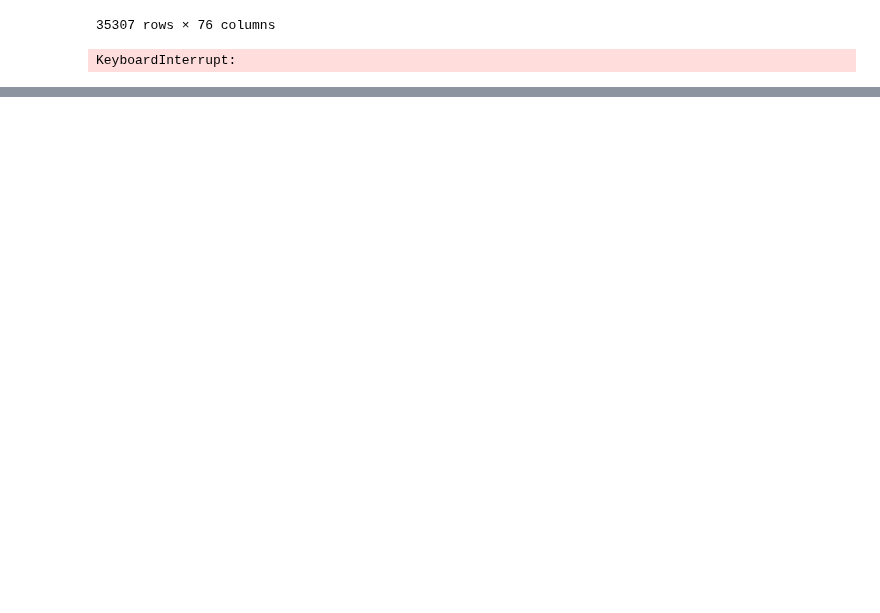
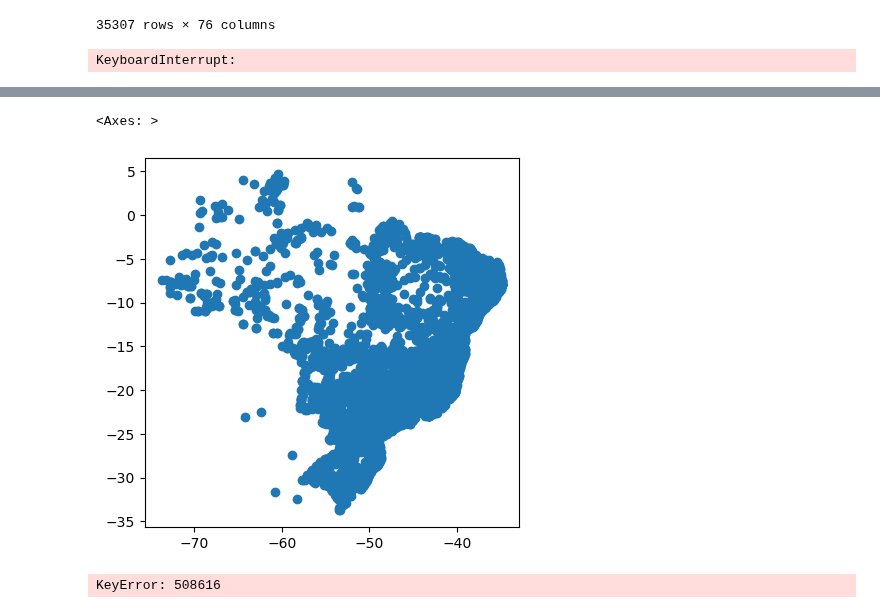
Before and after one commit to felixschulz385/Masterthesis, a Jupyter notebook: code/experiments/hydrology_stations.ipynb, the cells around one changed output, grey strips where cells are left out. Saved outputs shown, nothing was run; the diff lists cells and outputs as text; code cells hidden in the pictures; blank space fills up the shorter version.

```diff
--- a/code/experiments/hydrology_stations.ipynb
+++ b/code/experiments/hydrology_stations.ipynb
@@ -323,0 +413,8 @@ c.retrieve(
+# %%
+stations = gpd.read_feather("/Users/felixschulz/Library/CloudStorage/OneDrive-Personal/Dokumente/Uni/Masterthesis/data/water_quality/stations.feather")
+water_quality = pd.read_feather("/Users/felixschulz/Library/CloudStorage/OneDrive-Personal/Dokumente/Uni/Masterthesis/data/water_quality/quality_indicators.feather")
+# %%
+stations.loc[stations.Codigo.isin(water_quality.EstacaoCodigo.unique()),:].plot()
+# %% [output]
+<Axes: >
+[figure, added]
@@ -323,0 +435,4 @@ c.retrieve(
+# %%
+upstream_ids[508616]
+# %% [output]
+KeyError: 508616
```
Also changed, not shown: parts of 44 cells of this notebook, 5 other files.
